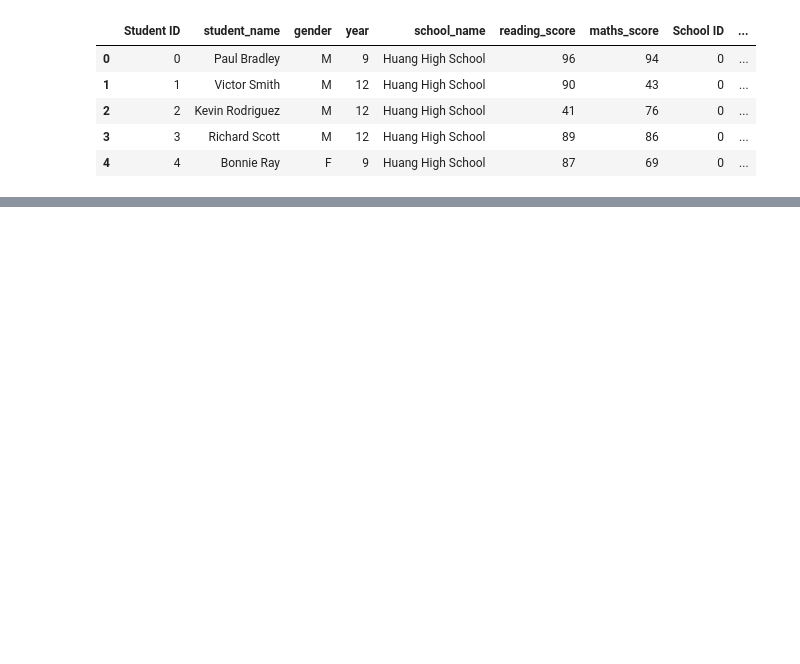
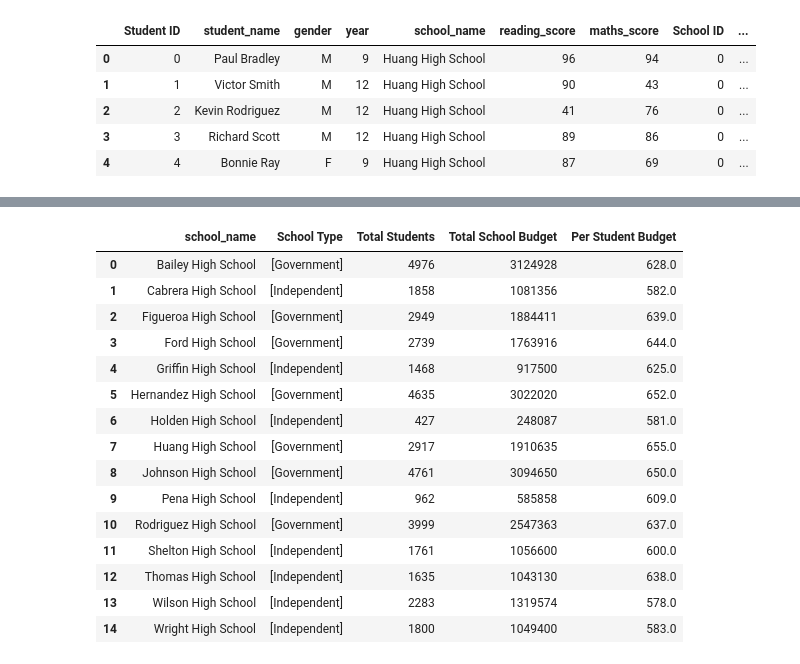
Before and after one commit to sienchoon/pandas-challenge, a Jupyter notebook: PyCitySchools/Solution.ipynb, the cells around one changed output, grey strips where cells are left out. Drawn from its saved outputs; the diff is of its cells as text; code cells hidden in the pictures; blank space fills up the shorter version.

```diff
--- a/PyCitySchools/Solution.ipynb
+++ b/PyCitySchools/Solution.ipynb
@@ -44,0 +174,12 @@ Independent
+# %%
+#finding total number of students for each school
+school_name_count = school_summary_new_metric.groupby("school_name")["student_name"].count()
+# print(school_name_count)
+
+school_name_count = pd.DataFrame({
+    "school_name" : school_name_count.index,
+    "student_name" : school_name_count.values
+})
+
+total_school_students = school_name_count.rename(columns={"student_name" : "Total Students"})
+total_school_students
@@ -44,0 +231,36 @@ Independent
+# %%
+#finding per student budget
+#merge the dataframe of school budget and school name and total students
+# [school_budget] [schools] [total_school_students]
+#can only merge 2 dataframe at a time
+
+merge_schools_total_school_students = pd.merge(schools, total_school_students,
+                                               how="inner", on=["school_name" , "school_name"])
+merge_schools_total_school_students_school_budget = pd.merge(merge_schools_total_school_students,
+                                                             school_budget, how="inner",
+                                                             on=["school_name", "school_name"])
+
+merge_school_budget = merge_schools_total_school_students_school_budget
+
+
+merge_school_budget = merge_school_budget.rename(columns={"Total School Budget_x" : "Total School Budget"})
+merge_school_budget = merge_school_budget.rename(columns={"Total School Budget_y" : "Total Students"})
+merge_school_budget["Per Student Budget"] = merge_school_budget["Total School Budget"]/merge_school_budget["Total Students"]
+merge_school_budget
+# %% [output]
+|  | school_name | School Type | Total Students | Total School Budget | Per Student Budget |
+| 0 | Bailey High School | [Government] | 4976 | 3124928 | 628.0 |
+| 1 | Cabrera High School | [Independent] | 1858 | 1081356 | 582.0 |
+| 2 | Figueroa High School | [Government] | 2949 | 1884411 | 639.0 |
+| 3 | Ford High School | [Government] | 2739 | 1763916 | 644.0 |
+| 4 | Griffin High School | [Independent] | 1468 | 917500 | 625.0 |
+| 5 | Hernandez High School | [Government] | 4635 | 3022020 | 652.0 |
+| 6 | Holden High School | [Independent] | 427 | 248087 | 581.0 |
+| 7 | Huang High School | [Government] | 2917 | 1910635 | 655.0 |
+| 8 | Johnson High School | [Government] | 4761 | 3094650 | 650.0 |
+| 9 | Pena High School | [Independent] | 962 | 585858 | 609.0 |
+| 10 | Rodriguez High School | [Government] | 3999 | 2547363 | 637.0 |
+| 11 | Shelton High School | [Independent] | 1761 | 1056600 | 600.0 |
+| 12 | Thomas High School | [Independent] | 1635 | 1043130 | 638.0 |
+| 13 | Wilson High School | [Independent] | 2283 | 1319574 | 578.0 |
+| 14 | Wright High School | [Independent] | 1800 | 1049400 | 583.0 |
```
Also changed, not shown: parts of 15 cells of this notebook.
